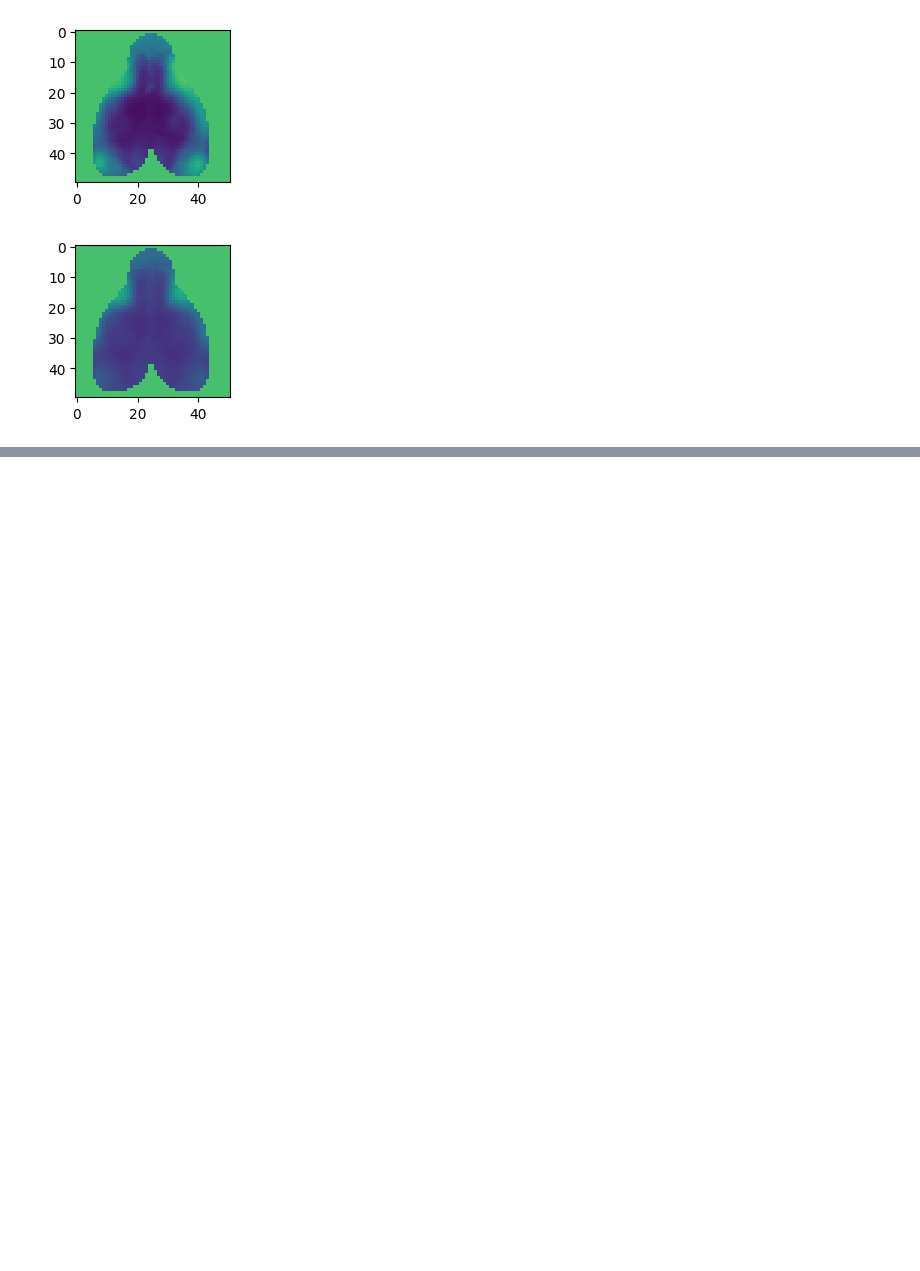
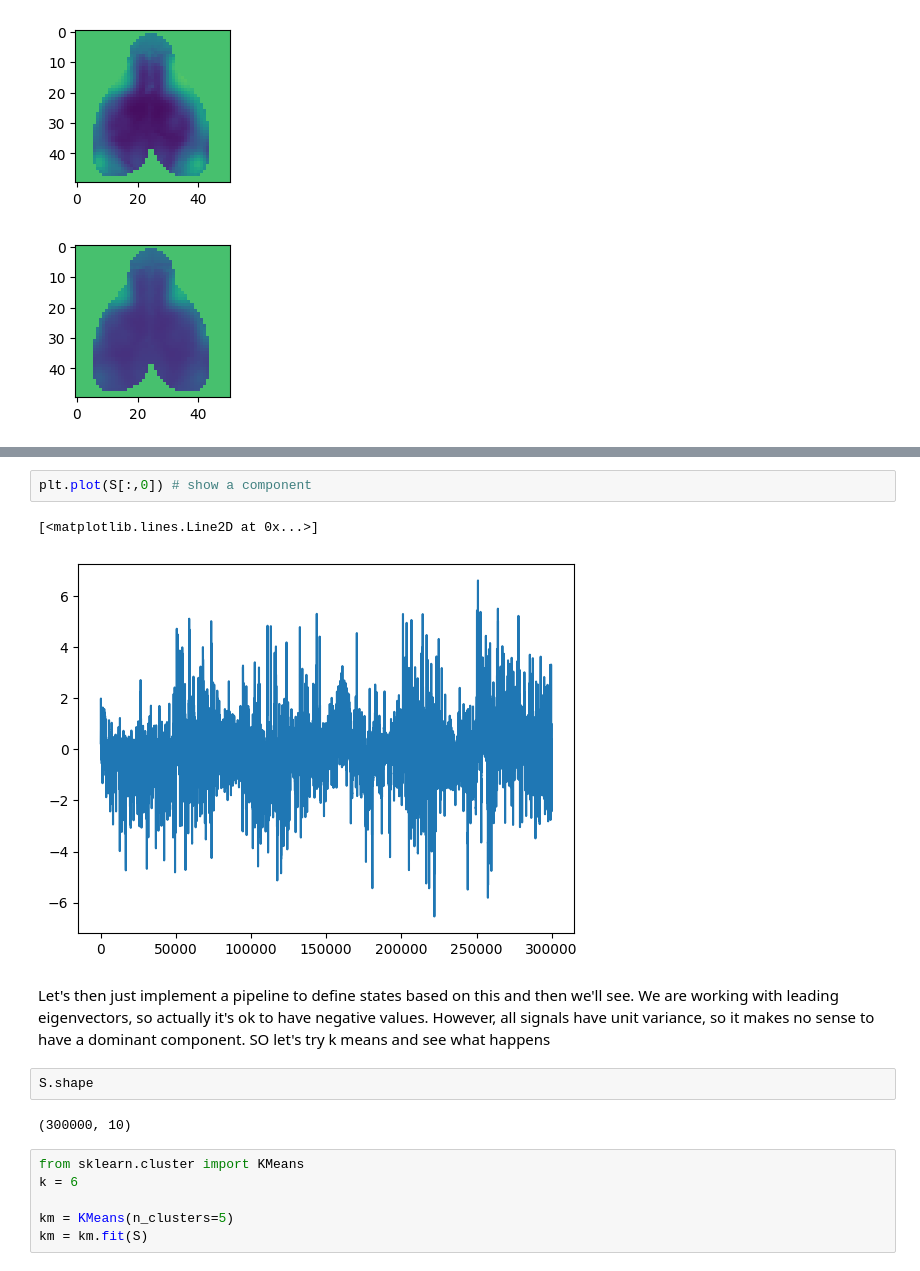
Before and after one commit to alteriis/calcium_dynamics, a Jupyter notebook: compute/Compute Leida- Leading Eigenvector.ipynb, the cells around one changed output, grey strips where cells are left out. Drawn from its saved outputs; the diff is of its cells as text; blank space fills up the shorter version.

```diff
--- a/compute/Compute Leida- Leading Eigenvector.ipynb
+++ b/compute/Compute Leida- Leading Eigenvector.ipynb
@@ -177,0 +195,17 @@ for i,centroid in enumerate(km.cluster_centers_):
+# %%
+plt.plot(S[:,0]) # show a component
+# %% [output]
+[<matplotlib.lines.Line2D at 0x...>]
+[figure, added]
+# %% [markdown]
+Let's then just implement a pipeline to define states based on this and then we'll see. We are working with leading eigenvectors, so actually it's ok to have negative values. However, all signals have unit variance, so it makes no sense to have a dominant component. SO let's try k means and see what happens
+# %%
+S.shape
+# %% [output]
+(300000, 10)
+# %%
+from sklearn.cluster import KMeans
+k = 6
+
+km = KMeans(n_clusters=5)
+km = km.fit(S)
```
Also changed, not shown: parts of 28 cells of this notebook, 2 other files.
